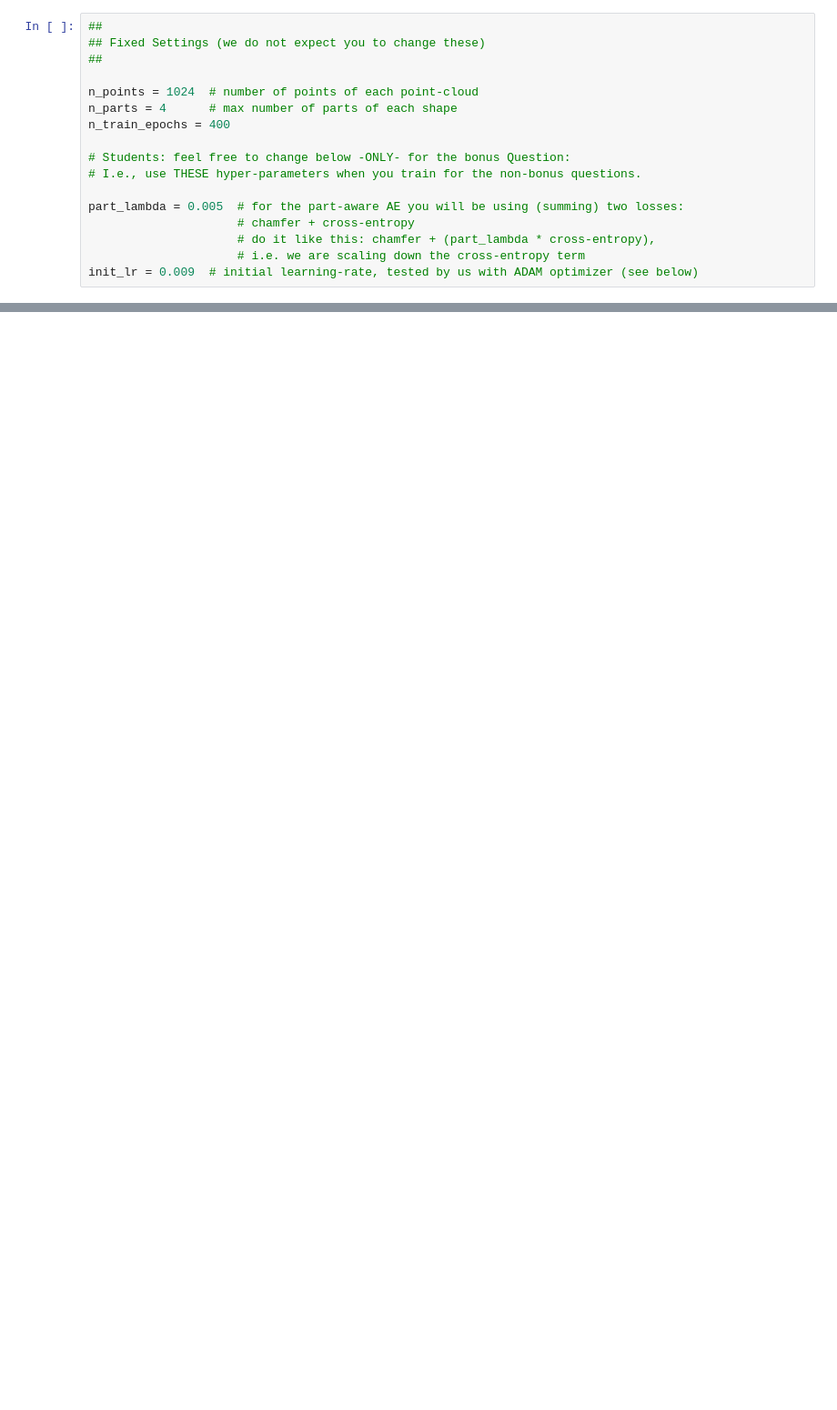
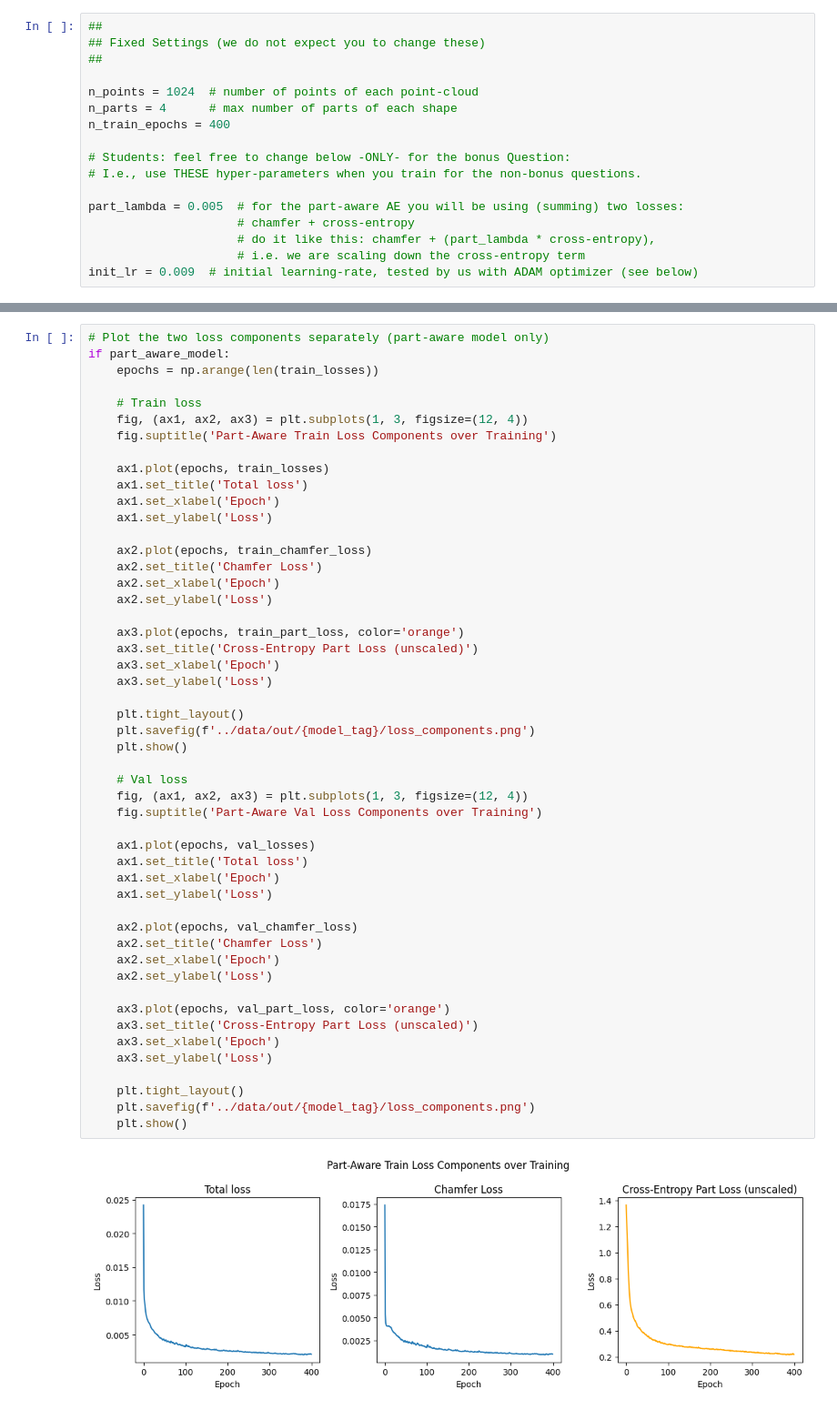
Before and after one commit to Sondringsen/cs233-hw, a Jupyter notebook: hmwk04_code_data/cs233_gtda_hw4/notebooks/main.ipynb, the cells around one changed output, grey strips where cells are left out. Shown at 91% size. Drawn from its saved outputs; the diff is of its cells as text; blank space fills up the shorter version.

```diff
--- a/hmwk04_code_data/cs233_gtda_hw4/notebooks/main.ipynb
+++ b/hmwk04_code_data/cs233_gtda_hw4/notebooks/main.ipynb
@@ -109,0 +171,52 @@ for epoch in tqdm(range(start_epoch, start_epoch + n_train_epochs)):
+# %%
+# Plot the two loss components separately (part-aware model only)
+if part_aware_model:
+    epochs = np.arange(len(train_losses))
+
+    # Train loss
+    fig, (ax1, ax2, ax3) = plt.subplots(1, 3, figsize=(12, 4))
+    fig.suptitle('Part-Aware Train Loss Components over Training')
+
+    ax1.plot(epochs, train_losses)
+    ax1.set_title('Total loss')
+    ax1.set_xlabel('Epoch')
+    ax1.set_ylabel('Loss')
+
+    ax2.plot(epochs, train_chamfer_loss)
+    ax2.set_title('Chamfer Loss')
+    ax2.set_xlabel('Epoch')
+    ax2.set_ylabel('Loss')
+
+    ax3.plot(epochs, train_part_loss, color='orange')
+    ax3.set_title('Cross-Entropy Part Loss (unscaled)')
+    ax3.set_xlabel('Epoch')
+    ax3.set_ylabel('Loss')
+
+    plt.tight_layout()
+    plt.savefig(f'../data/out/{model_tag}/loss_components.png')
+    plt.show()
+
+    # Val loss
+    fig, (ax1, ax2, ax3) = plt.subplots(1, 3, figsize=(12, 4))
+    fig.suptitle('Part-Aware Val Loss Components over Training')
+
+    ax1.plot(epochs, val_losses)
+    ax1.set_title('Total loss')
+    ax1.set_xlabel('Epoch')
+    ax1.set_ylabel('Loss')
+
+    ax2.plot(epochs, val_chamfer_loss)
+    ax2.set_title('Chamfer Loss')
+    ax2.set_xlabel('Epoch')
+    ax2.set_ylabel('Loss')
+
+    ax3.plot(epochs, val_part_loss, color='orange')
+    ax3.set_title('Cross-Entropy Part Loss (unscaled)')
+    ax3.set_xlabel('Epoch')
+    ax3.set_ylabel('Loss')
+
+    plt.tight_layout()
+    plt.savefig(f'../data/out/{model_tag}/loss_components.png')
+    plt.show()
+# %% [output]
+[figure, added]
```
Also changed, not shown: parts of 14 cells of this notebook, 6 other files.
